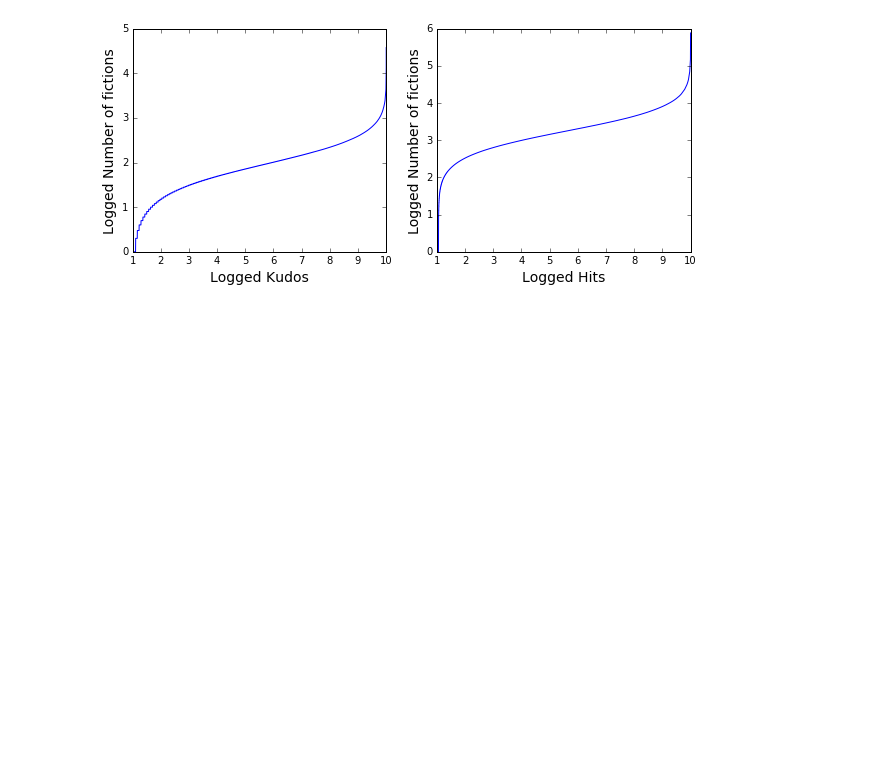
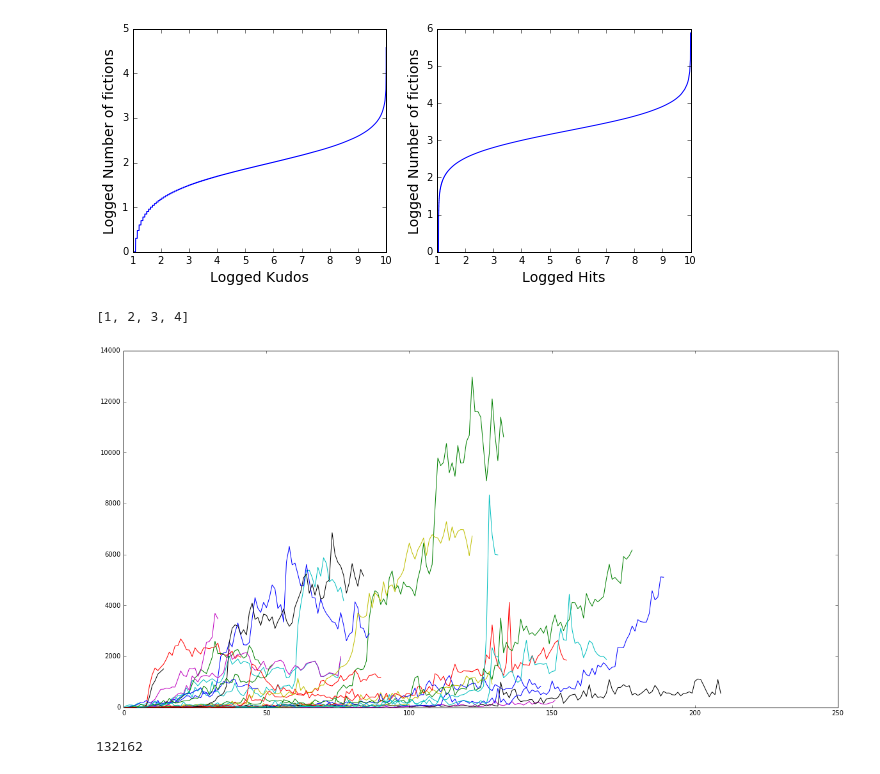
Before and after one commit to yzjing/ao3_old, a Jupyter notebook: exps/20170216_author_kudos/descriptive.ipynb, the cells around one changed output. Drawn from its saved outputs; the diff is of its cells as text; code cells hidden in the pictures; blank space fills up the shorter version.

```diff
--- a/exps/20170216_author_kudos/descriptive.ipynb
+++ b/exps/20170216_author_kudos/descriptive.ipynb
@@ -133,0 +146,41 @@ plt.savefig('kudos_hits_dist.png', type='png')
+# %%
+def create_df_time(df, time_window):
+    return df[df.PublishDate.str[:7] == time]
+# %%
+def create_timelist(df):
+    timelist = df.PublishDate.drop_duplicates().tolist()
+    timelist = [str(i)[:7] for i in timelist]
+    return sorted(list(set(timelist)))
+# %%
+l = [1,2,3,4,5]
+l[:-1]
+# %% [output]
+[1, 2, 3, 4]
+# %%
+plt.figure(figsize = (20, 10))
+label_all = []
+for idx, fandom in enumerate(fandom_list):
+    df = pd.read_csv(data_path + fandom + '_metadata.tsv', sep = '\t')
+    df = df[['Author', 'PublishDate', 'Words']]
+
+    timelist = create_timelist(df)[:-1]
+    time_work_dict = {}
+    for time in timelist:
+        df_t = create_df_time(df, time)
+        time_work_dict[time] = len(df_t)
+    label = sorted(time_work_dict.keys())
+    label_all.append(label)
+    x = range(len(label))
+    y = [time_work_dict[l] for l in label]
+    plt.plot(x,y)
+#     plt.xticks(x, label, rotation=90)
+# %% [output]
+[figure, added]
+# %%
+authors = []
+for idx, fandom in enumerate(fandom_list):
+    df = pd.read_csv(data_path + fandom + '_metadata.tsv', sep = '\t')
+    authors.extend(df['Author'].tolist())
+print(len(set(authors)))
+# %% [output]
+132162
```
Also changed, not shown: parts of 2 cells of this notebook, 19 other files.
